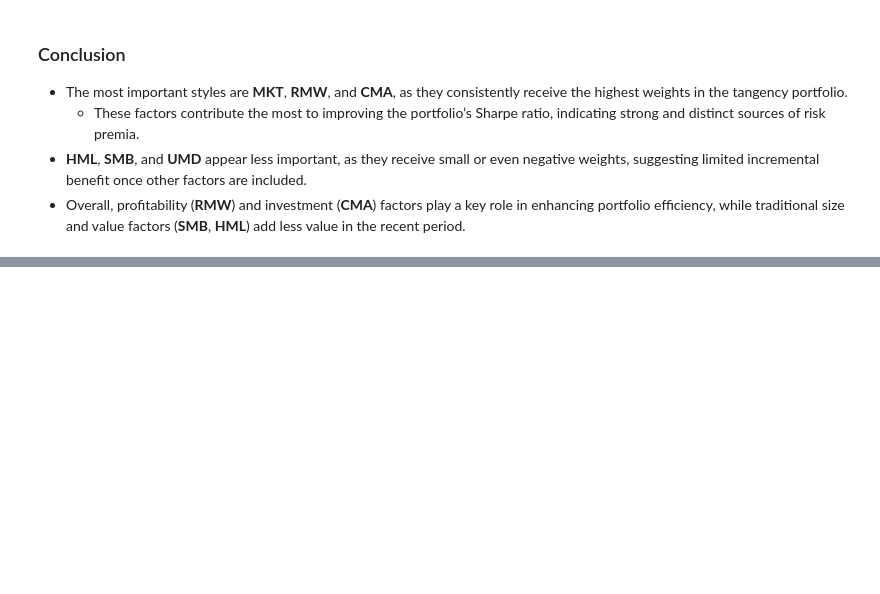
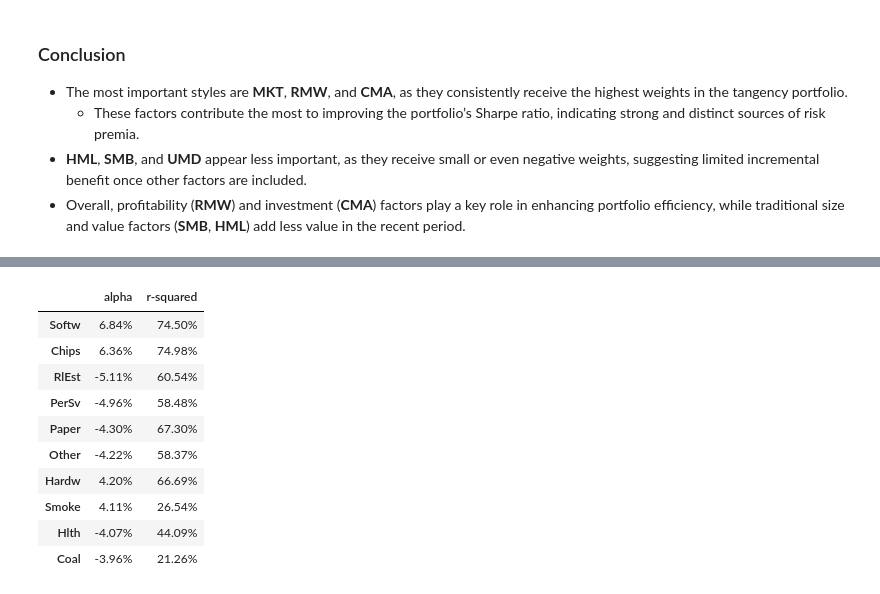
Before and after one commit to amclaugh26/PortfolioHomeworkGroupB, a Jupyter notebook: assignment_5/smart_beta_and_factor_investing.ipynb, the cells around one changed output, grey strips where cells are left out. Saved outputs shown, nothing was run; the diff lists cells and outputs as text; code cells hidden in the pictures; blank space fills up the shorter version.

```diff
--- a/assignment_5/smart_beta_and_factor_investing.ipynb
+++ b/assignment_5/smart_beta_and_factor_investing.ipynb
@@ -228,0 +281,37 @@ plot_comparison(combined_weights_df)
+# %%
+AQR_FACTORS = ['MKT', 'HML', 'RMW', 'UMD']
+# %%
+def calc_alphas_and_rsquared(portfolio_rets, factor_rets, freq, base_factors):
+    X = sm.add_constant(factor_rets[base_factors])
+    alphas = []
+    r2_values = []
+    for industry in portfolio_rets.columns:
+        y = portfolio_rets[industry]
+        model = sm.OLS(y,X).fit()
+        alpha = model.params['const'] * freq
+        r2 = model.rsquared
+        alphas.append(alpha)
+        r2_values.append(r2)
+
+    results = pd.DataFrame({'alpha' : alphas, 'r-squared' : r2_values}, index=portfolio_rets.columns)
+    return results
+# %%
+def display_top_n(df, column_name, no_rows):
+    results = df.loc[df[column_name].abs().nlargest(10).index]
+    display_df(results, 2)
+# %%
+aqr_results = calc_alphas_and_rsquared(portfolio_rets, factors, 12, AQR_FACTORS)
+#display_df(aqr_results, 2) #-- Dsiplay all
+display_top_n(aqr_results, 'alpha', 10) # -- Display top n based on absolute value of alpha
+# %% [output]
+|  | alpha | r-squared |
+| Softw | 6.84% | 74.50% |
+| Chips | 6.36% | 74.98% |
+| RlEst | -5.11% | 60.54% |
+| PerSv | -4.96% | 58.48% |
+| Paper | -4.30% | 67.30% |
+| Other | -4.22% | 58.37% |
+| Hardw | 4.20% | 66.69% |
+| Smoke | 4.11% | 26.54% |
+| Hlth | -4.07% | 44.09% |
+| Coal | -3.96% | 21.26% |
```
Also changed, not shown: parts of 9 cells of this notebook.
